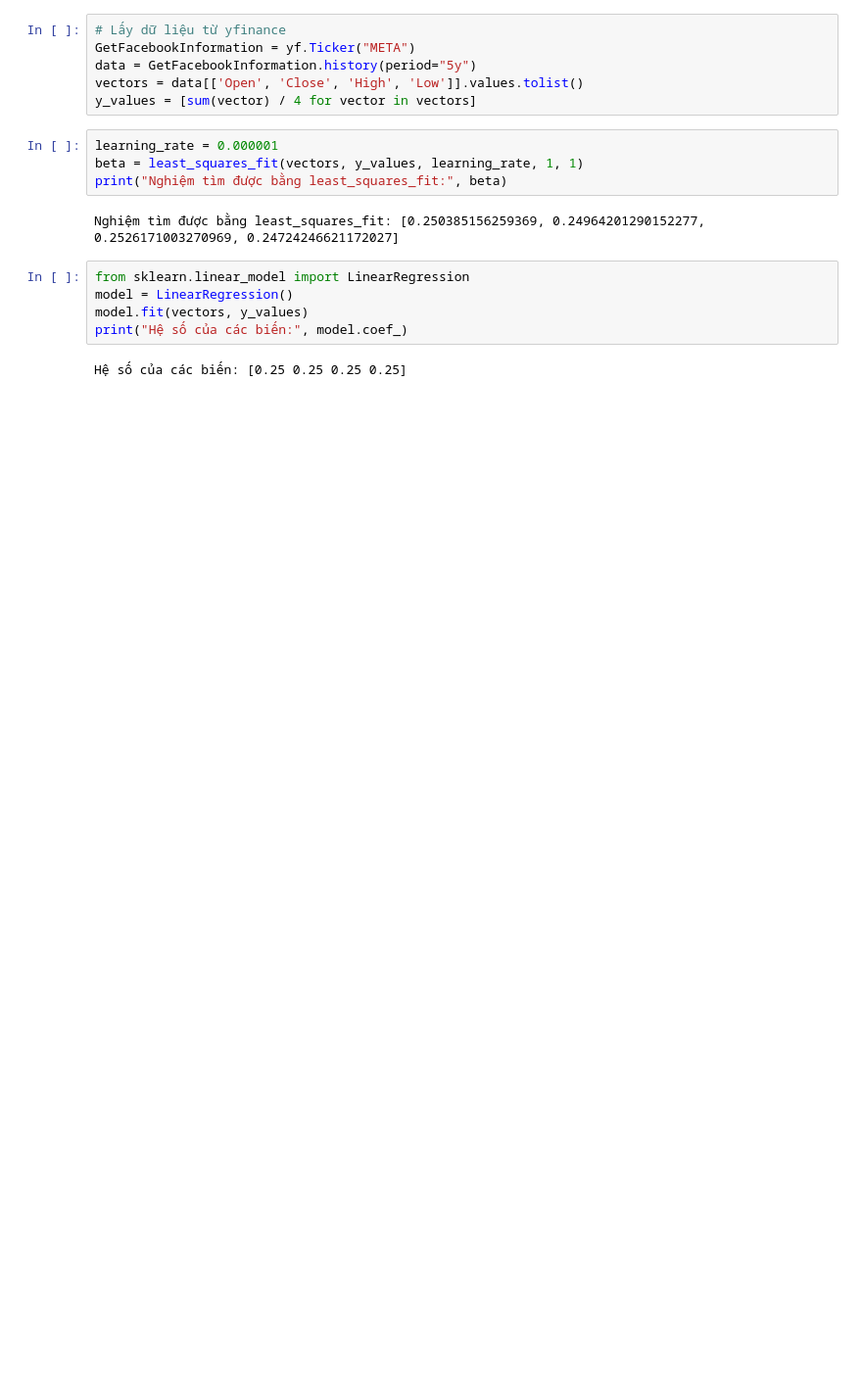
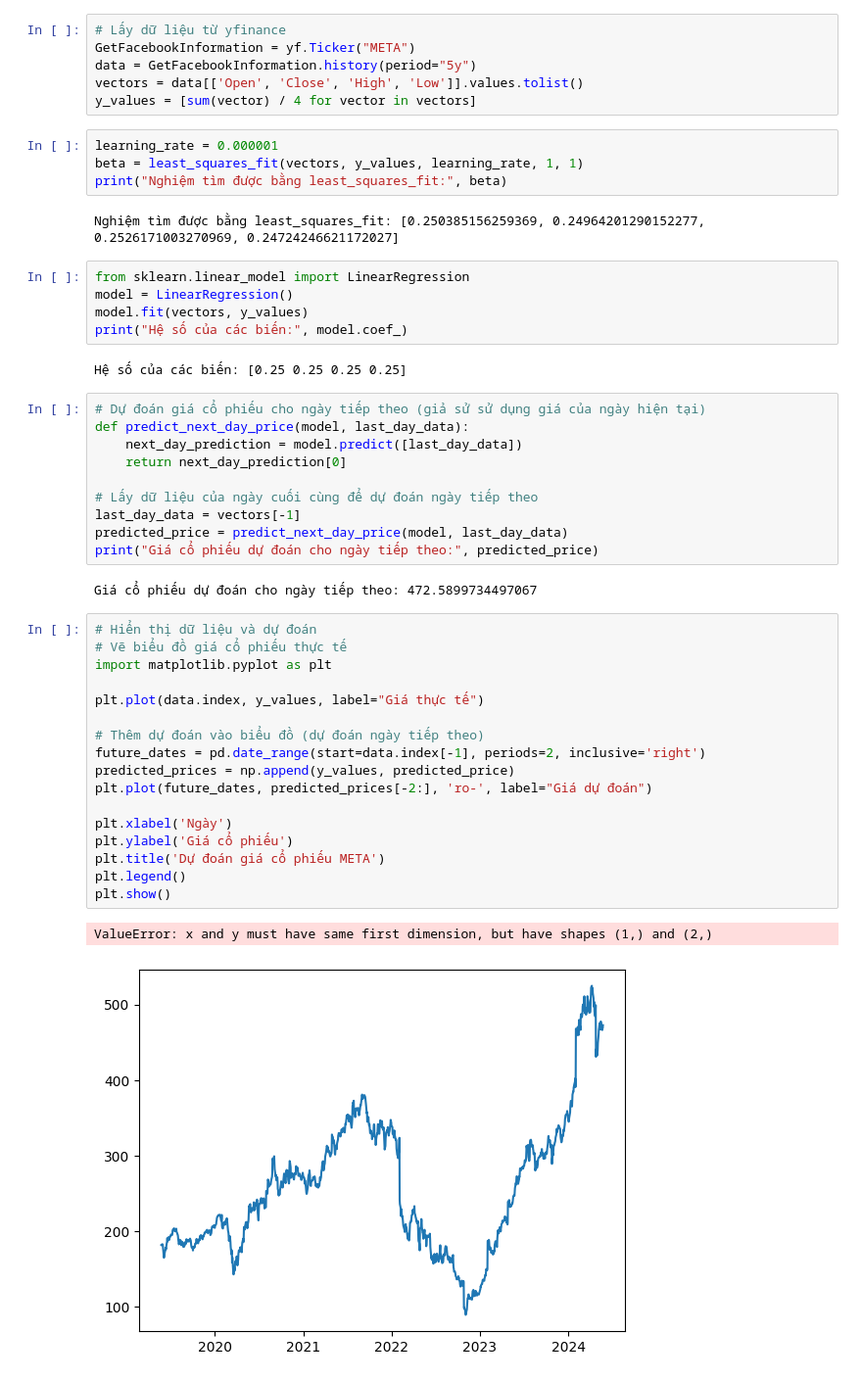
Before and after one commit to Ttdne/Stock-Prediction-Using-Linear-Regression, a Jupyter notebook: stock_quantity_predict.ipynb, the cells around one changed output. Shown: that part at 98% size. Cells and saved outputs as stored; diff of their text form; blank space fills up the shorter version.

```diff
--- a/stock_quantity_predict.ipynb
+++ b/stock_quantity_predict.ipynb
@@ -158,3 +158,35 @@ model.fit(vectors, y_values)
 print("Hệ số của các biến:", model.coef_)
 # %% [output]
 Hệ số của các biến: [0.25 0.25 0.25 0.25]
+# %%
+# Dự đoán giá cổ phiếu cho ngày tiếp theo (giả sử sử dụng giá của ngày hiện tại)
+def predict_next_day_price(model, last_day_data):
+    next_day_prediction = model.predict([last_day_data])
+    return next_day_prediction[0]
+
+# Lấy dữ liệu của ngày cuối cùng để dự đoán ngày tiếp theo
+last_day_data = vectors[-1]
+predicted_price = predict_next_day_price(model, last_day_data)
+print("Giá cổ phiếu dự đoán cho ngày tiếp theo:", predicted_price)
+# %% [output]
+Giá cổ phiếu dự đoán cho ngày tiếp theo: 472.5899734497067
+# %%
+# Hiển thị dữ liệu và dự đoán
+# Vẽ biểu đồ giá cổ phiếu thực tế
+import matplotlib.pyplot as plt
+
+plt.plot(data.index, y_values, label="Giá thực tế")
+
+# Thêm dự đoán vào biểu đồ (dự đoán ngày tiếp theo)
+future_dates = pd.date_range(start=data.index[-1], periods=2, inclusive='right')
+predicted_prices = np.append(y_values, predicted_price)
+plt.plot(future_dates, predicted_prices[-2:], 'ro-', label="Giá dự đoán")
+
+plt.xlabel('Ngày')
+plt.ylabel('Giá cổ phiếu')
+plt.title('Dự đoán giá cổ phiếu META')
+plt.legend()
+plt.show()
+# %% [output]
+ValueError: x and y must have same first dimension, but have shapes (1,) and (2,)
+[figure, added]
```
Also changed, not shown: parts of 3 cells of this notebook.
